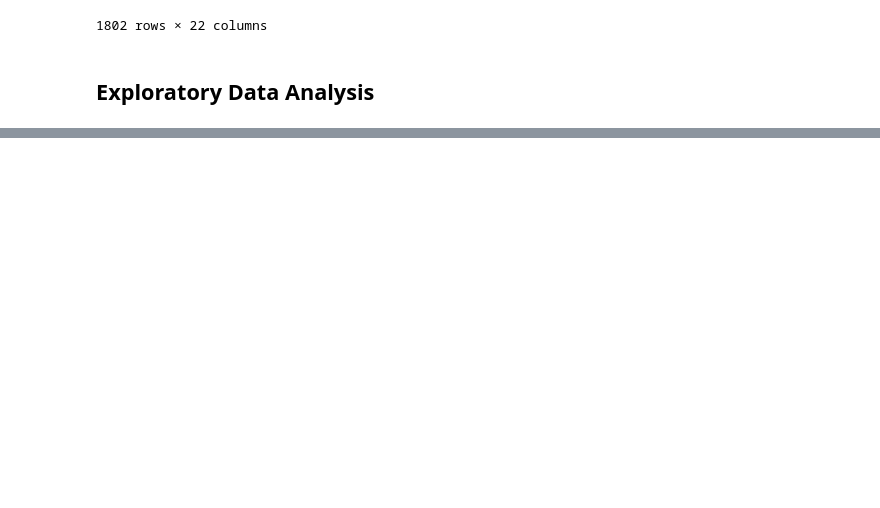
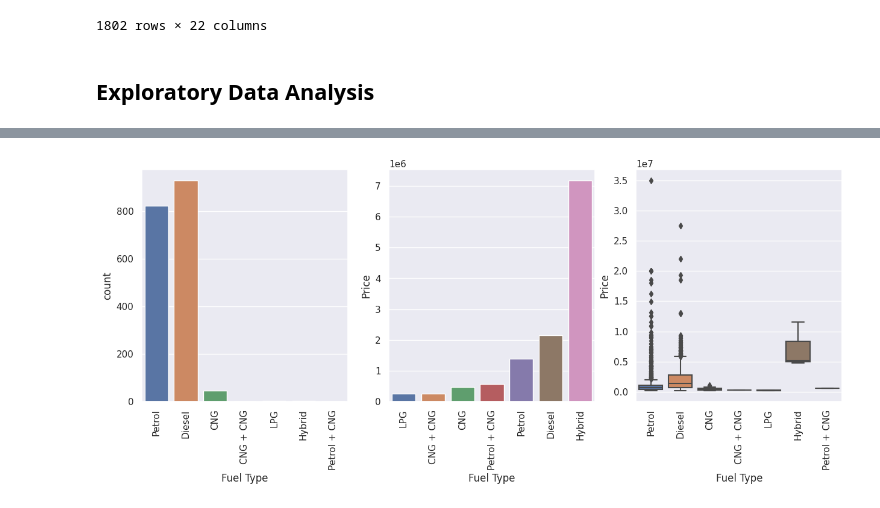
Before and after one commit to devroopsaha744/Data-Analytics-project-on-Used-Cards-Dataset, a Jupyter notebook: MLCOE_task1_EDA_used_cars_dataset.ipynb, the cells around one changed output, grey strips where cells are left out. Cells and saved outputs as stored; diff of their text form; code cells hidden in the pictures; blank space fills up the shorter version.

```diff
--- a/MLCOE_task1_EDA_used_cars_dataset.ipynb
+++ b/MLCOE_task1_EDA_used_cars_dataset.ipynb
@@ -342,0 +236,2 @@ plt.show()
+# %%
+df1 = df.copy()
@@ -342,0 +267,2 @@ plt.show()
+# %%
+fuel = pd.DataFrame(df1.groupby('Fuel Type')['Price'].mean().reset_index()).sort_values(by = 'Price', ascending = True)
@@ -342,0 +280,11 @@ plt.show()
+# %%
+fig, axes = plt.subplots(1,3, figsize = (15,5))
+sns.countplot(x ='Fuel Type', data = df1, ax = axes[0])
+axes[0].set_xticklabels(axes[0].get_xticklabels(), rotation=90)
+sns.barplot(x = 'Fuel Type', y = 'Price' ,data = fuel, ax = axes[1])
+axes[1].set_xticklabels(axes[1].get_xticklabels(), rotation=90)
+sns.boxplot(x = 'Fuel Type', y ='Price',data = df1, ax = axes[2])
+axes[2].set_xticklabels(axes[2].get_xticklabels(), rotation=90)
+plt.show()
+# %% [output]
+[figure, added]
```
Also changed, not shown: parts of 37 cells of this notebook.
